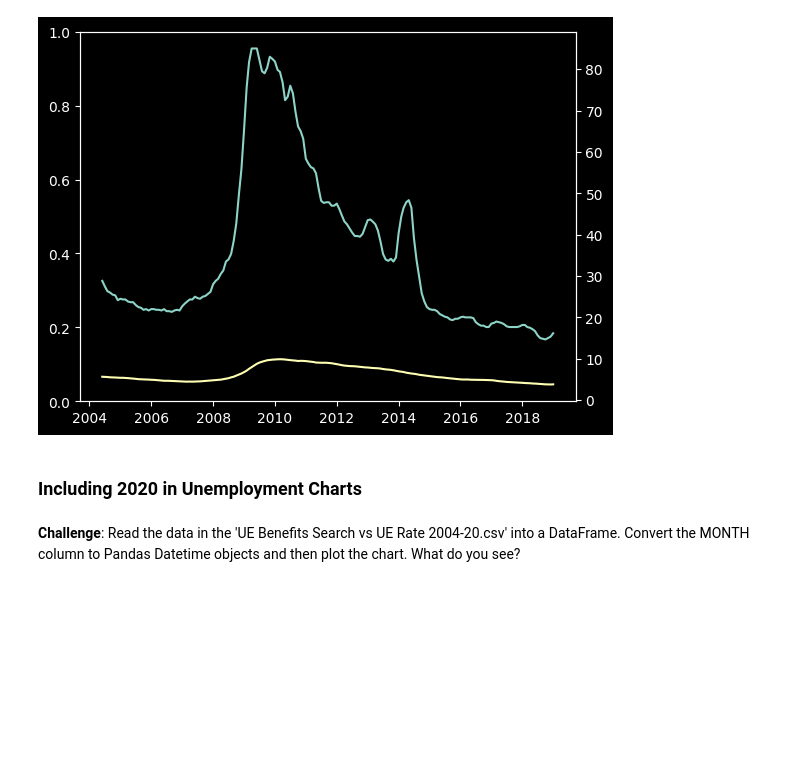
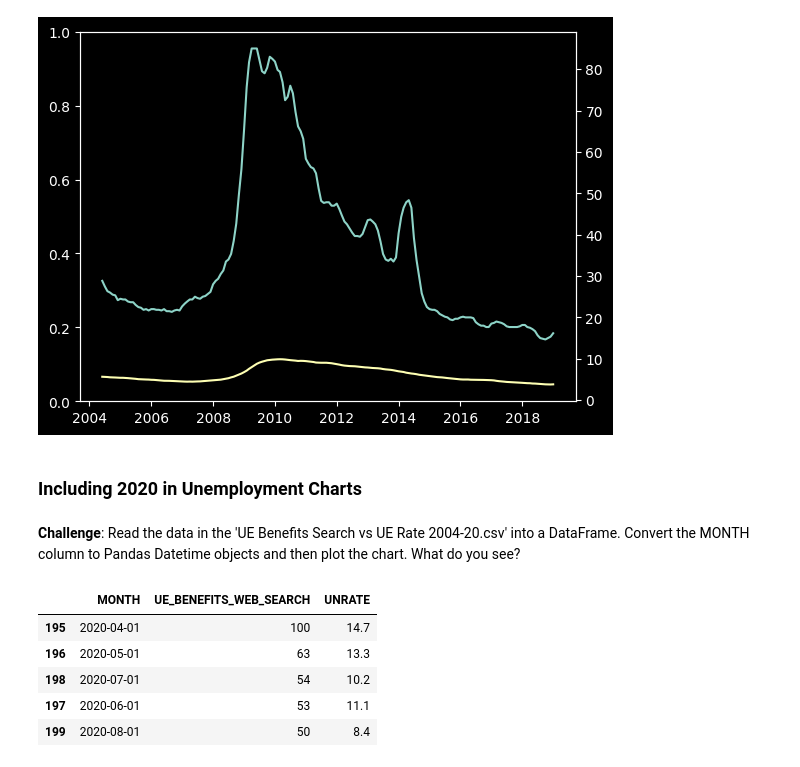
Before and after one commit to marcinszlaz/__100_Days_of_Code_Python_Bootcamp__, a Jupyter notebook: Day_75/Google Trends and Data Visualisation (start).ipynb, the cells around one changed output. Saved outputs shown, nothing was run; the diff lists cells and outputs as text; code cells hidden in the pictures; blank space fills up the shorter version.

```diff
--- a/Day_75/Google Trends and Data Visualisation (start).ipynb
+++ b/Day_75/Google Trends and Data Visualisation (start).ipynb
@@ -423,0 +426,11 @@ plt.show()
+# %%
+df_unemployment_2020['MONTH'] = pd.to_datetime(df_unemployment_2020.MONTH)
+df_unemployment_2020.dtypes
+df_unemployment_2020.sort_values(by='UE_BENEFITS_WEB_SEARCH',ascending=False).head()
+# %% [output]
+|  | MONTH | UE_BENEFITS_WEB_SEARCH | UNRATE |
+| 195 | 2020-04-01 | 100 | 14.7 |
+| 196 | 2020-05-01 | 63 | 13.3 |
+| 198 | 2020-07-01 | 54 | 10.2 |
+| 197 | 2020-06-01 | 53 | 11.1 |
+| 199 | 2020-08-01 | 50 | 8.4 |
```
Also changed, not shown: parts of 2 cells of this notebook, 1 other file.
